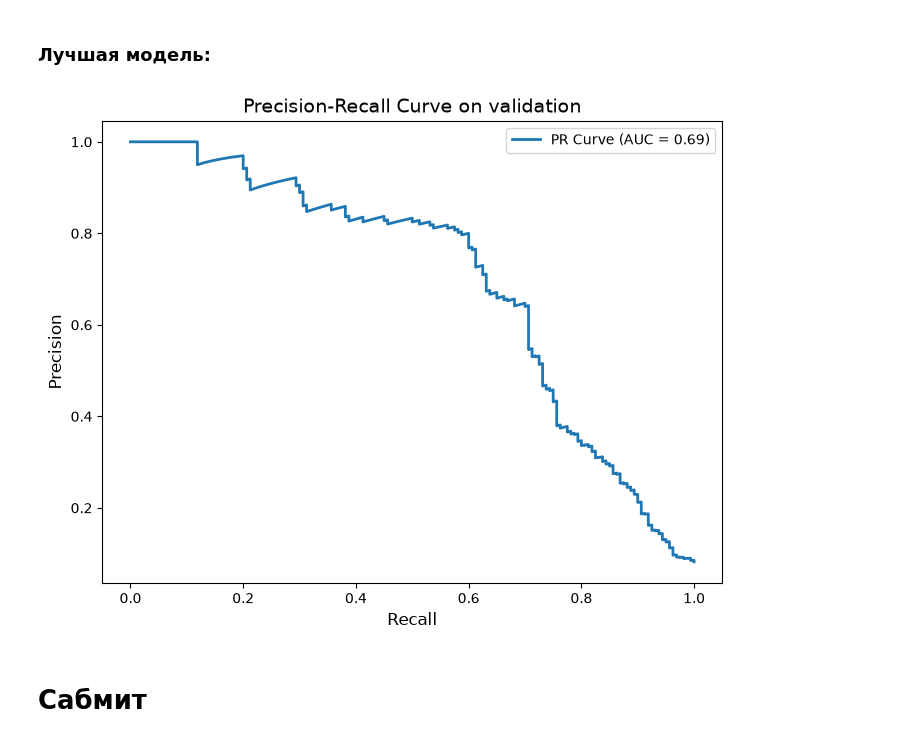
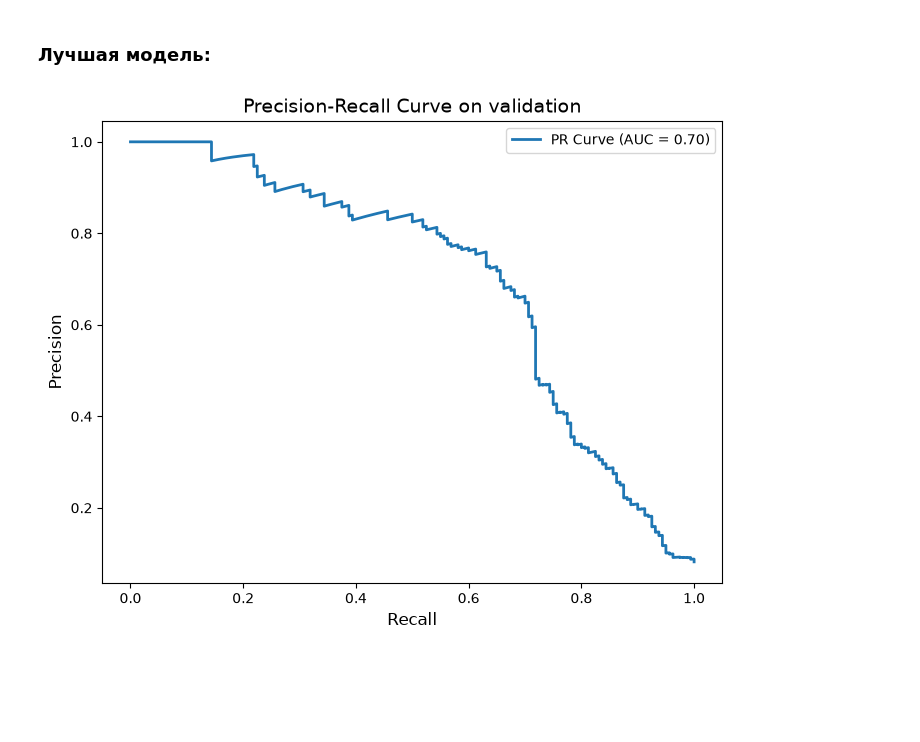
Before and after one commit to olegenok03/Avito_Bootcamp-Autumn_2026, a Jupyter notebook: bot_classifier.ipynb, the cells around one changed output. Saved outputs shown, nothing was run; the diff lists cells and outputs as text; code cells hidden in the pictures; blank space fills up the shorter version.

Commit message:
Edited markdown sells, considered default seller_type value

```diff
--- a/bot_classifier.ipynb
+++ b/bot_classifier.ipynb
@@ -53,6 +79,6 @@ events.head()
 Осуществим первичню (безусловную) предобработку признаков:
 - Преобразуем строковые значения в нижний регистр
 # %%
-trsin = train.apply(lambda x: x.str.lower() if (x.dtype == 'strint') else x)
+train = train.apply(lambda x: x.str.lower() if (x.dtype == 'string') else x)
 test = test.apply(lambda x: x.str.lower() if (x.dtype == 'string') else x)
 events = events.apply(lambda x: x.str.lower() if (x.dtype == 'string') else x)
@@ -59,3 +89,7 @@ events = events.apply(lambda x: x.str.lower() if (x.dtype == 'string') else x)
+# %%
+events.loc[~events['item_id'].isna() & events['seller_type'].isna(), 'seller_type'] = (
+    'default'
+)
 # %% [markdown]
 ## Анализ датафреймов `train` и `test`
 # %% [markdown]
@@ -1186,7 +1295,7 @@ def complex_features(ev, meta):
             ),
             seller_type_pro=('seller_type', lambda x: (x == 'pro').any()),
             seller_type_private=('seller_type', lambda x: (x == 'private').any()),
-            seller_type_default=('seller_type', lambda x: x.isna().any()),
+            seller_type_default=('seller_type', lambda x: (x == 'default').any()),
             seller_page_view_first=(
                 'event_name',
                 lambda x: x.iloc[0] == 'seller_page_view',
@@ -1261,7 +1370,12 @@ def complex_features(ev, meta):
 
     ev_plus_diff = ev.copy()
 
-    ev_plus_diff['time_diff'] = ev_plus_diff.sort_values('event_ts').groupby('cookie_id')['event_ts'].diff().dt.total_seconds()
+    ev_plus_diff['time_diff'] = (
+        ev_plus_diff.sort_values('event_ts')
+        .groupby('cookie_id')['event_ts']
+        .diff()
+        .dt.total_seconds()
+    )
     diffs_stats = (
         ev_plus_diff.groupby('cookie_id')
         .agg(
@@ -1348,17 +1473,20 @@ import optuna
 from catboost import CatBoostClassifier
 
 cols = Xtr.columns.copy()
-cols = cols[~cols.isin(['cookie_id', 'client_metadata_conflict', 'time_diff_mean', 'target'])]
+cols = cols[
+    ~cols.isin(['cookie_id', 'client_metadata_conflict', 'time_diff_mean', 'target'])
+]
 cat_features = ['common_event']
 
 main_params = {
-        'cat_features': cat_features,
-        'iterations': 2000,
-        'eval_metric': 'Logloss',
-        'early_stopping_rounds': 100,
-        'verbose': False,
-        'random_seed': SEED,
+    'cat_features': cat_features,
+    'iterations': 2000,
+    'eval_metric': 'Logloss',
+    'early_stopping_rounds': 100,
+    'verbose': False,
+    'random_seed': SEED,
 }
+
 
 def objective(trial, X_train, y_train, X_val, y_val):
     params = {
@@ -1419,27 +1547,29 @@ study.optimize(
 # %%
 from sklearn.metrics import auc, precision_recall_curve
 
 params = main_params.copy()
 params.update(study.best_params)
 
 model = CatBoostClassifier(**params)
-model.fit(Xtr.loc[~is_valid, cols], ytr[~is_valid], eval_set=(Xtr.loc[is_valid, cols], ytr[is_valid]))
+model.fit(
+    Xtr.loc[~is_valid, cols],
+    ytr[~is_valid],
+    eval_set=(Xtr.loc[is_valid, cols], ytr[is_valid]),
+)
 
 preds = model.predict_proba(Xtr.loc[is_valid, cols])[:, 1]
 
 precision, recall, _ = precision_recall_curve(ytr[is_valid], preds)
 
 pr_auc = auc(recall, precision)
 
 # Строим график
 plt.figure(figsize=(8, 6))
 plt.plot(recall, precision, label=f'PR Curve (AUC = {pr_auc:.2f})', linewidth=2)
 plt.xlabel('Recall', fontsize=12)
 plt.ylabel('Precision', fontsize=12)
 plt.title('Precision-Recall Curve on validation', fontsize=14)
 plt.legend()
 plt.show()
 # %% [output]
-[figure, old version]
+[figure, new version]
-# %% [markdown]
-# Сабмит
```
Also changed, not shown: parts of 51 cells of this notebook.
